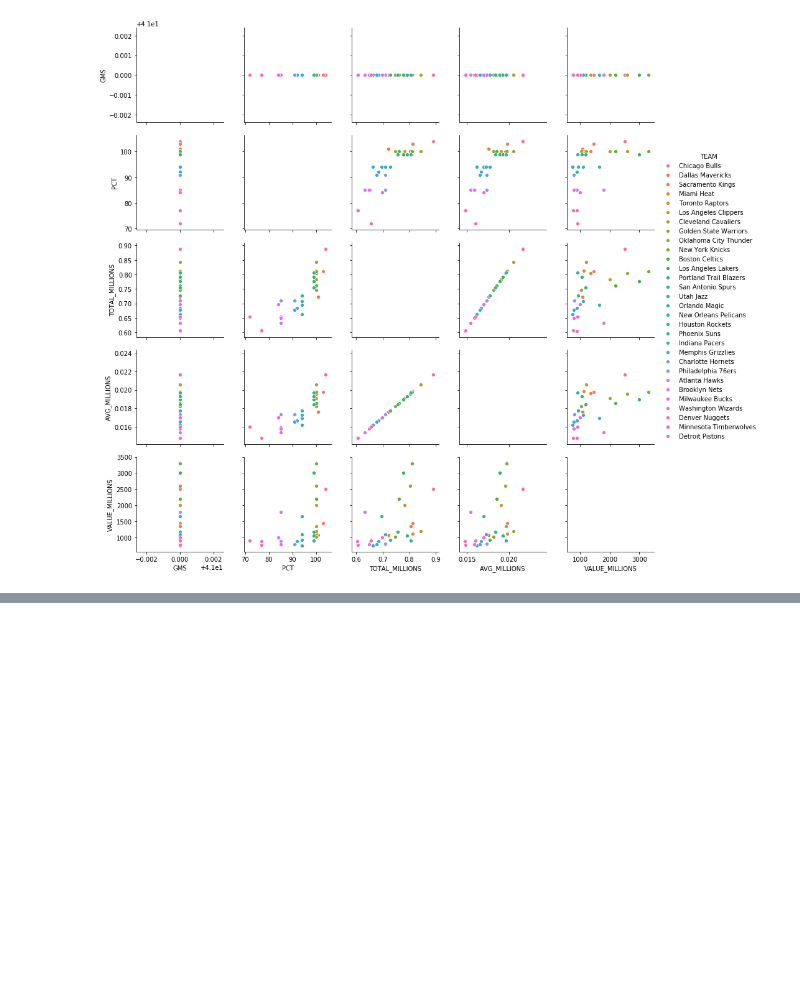
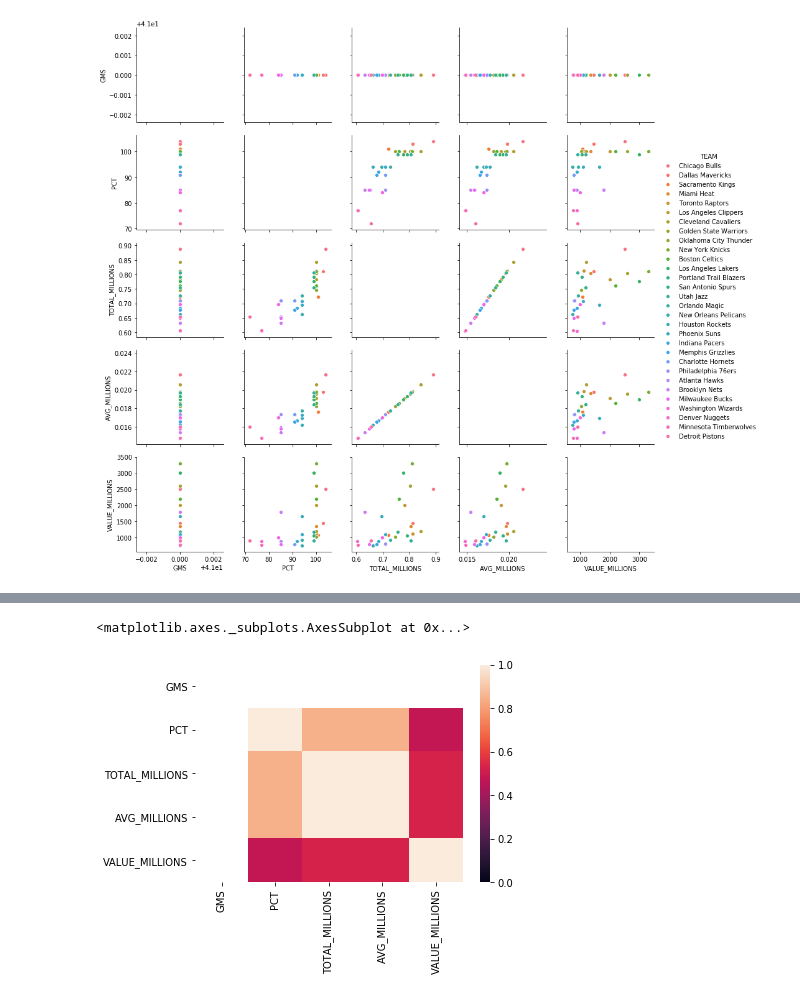
Before and after one commit to hiroaki8388/datascienceEdu, a Jupyter notebook: Predicting Social-Media Influence in the NBA.ipynb, the cells around one changed output, grey strips where cells are left out. Cells and saved outputs as stored; diff of their text form; code cells hidden in the pictures; blank space fills up the shorter version.

```diff
--- a/Predicting Social-Media Influence in the NBA.ipynb
+++ b/Predicting Social-Media Influence in the NBA.ipynb
@@ -88,0 +91,4 @@ sns.pairplot(attendance__valuation_df,hue='TEAM')
+# %%
+corr=attendance__valuation_df.corr()
+
+corr.head()
@@ -88,0 +102,5 @@ sns.pairplot(attendance__valuation_df,hue='TEAM')
+# %%
+sns.heatmap(corr,xticklabels=corr.columns.values,yticklabels=corr.columns.values,vmin=0,vmax=1)
+# %% [output]
+<matplotlib.axes._subplots.AxesSubplot at 0x...>
+[figure, added]
```
Also changed, not shown: parts of 12 cells of this notebook.
